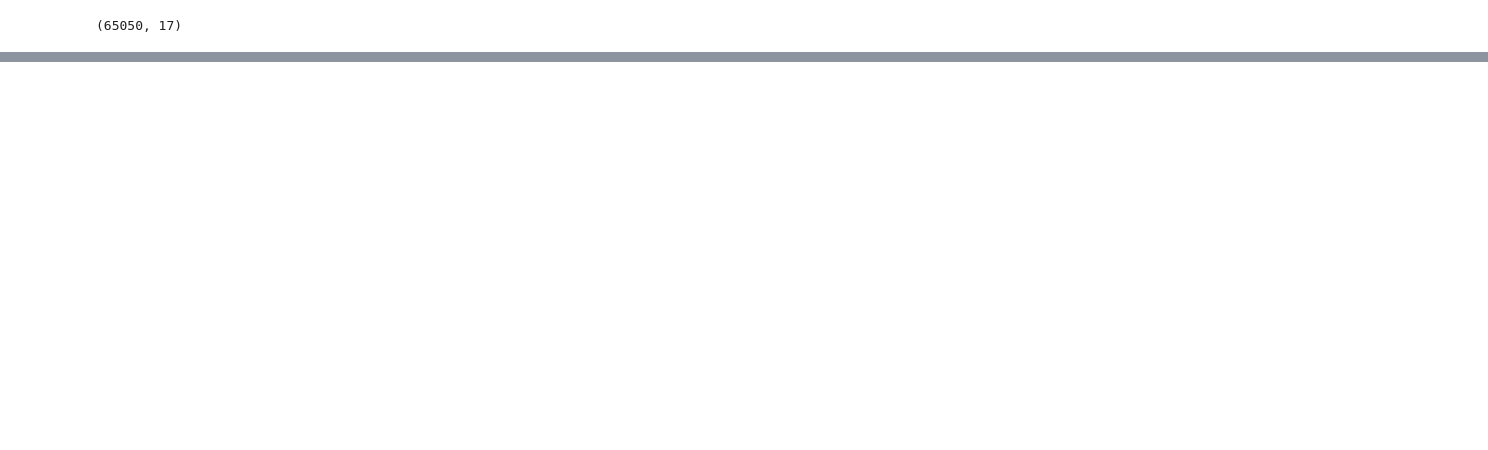
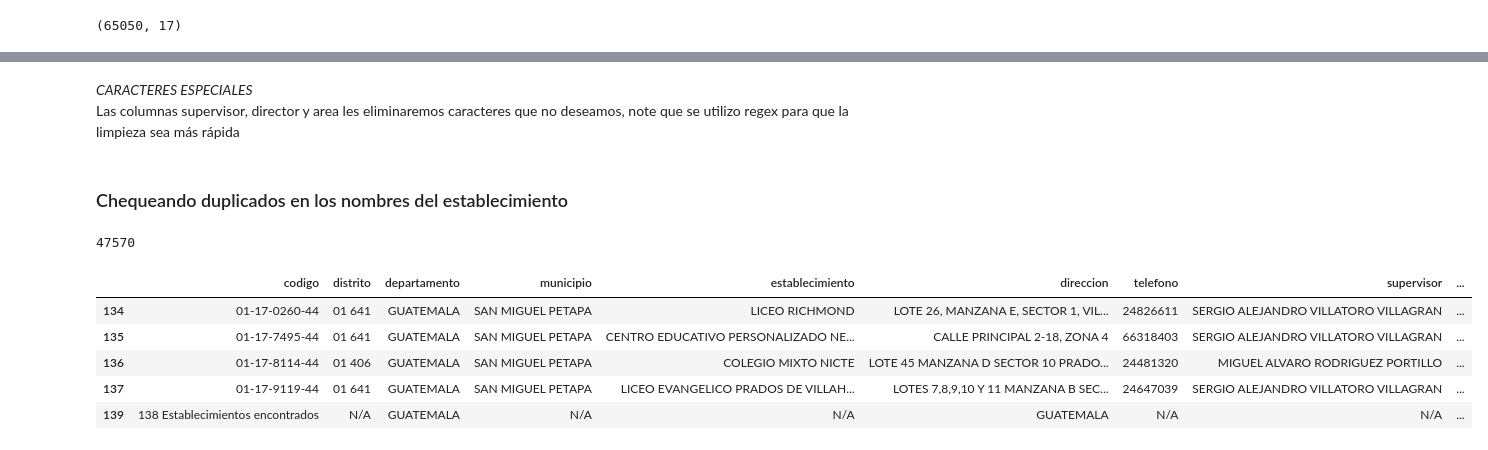
Before and after one commit to RudiksChess/DS_proyecto_1, a Jupyter notebook: Proyecto_1_DS.ipynb, the cells around one changed output, grey strips where cells are left out. Cells and saved outputs as stored; diff of their text form; code cells hidden in the pictures; blank space fills up the shorter version.

```diff
--- a/Proyecto_1_DS.ipynb
+++ b/Proyecto_1_DS.ipynb
@@ -84,0 +161,6 @@ df.head()
+# %%
+#Fill al NA with values
+for column in nan_dictionary:
+    df_pais[column] = df_pais[column].fillna(nan_dictionary[column])
+# %%
+df_pais["direccion"] = np.where(df_pais['direccion'].isnull(), df_pais['departamento'], df_pais['direccion'])
@@ -84,0 +192,35 @@ df.head()
+# %%
+df_pais.dropna(inplace = True, subset = ["codigo"])
+# %% [markdown]
+*CARACTERES ESPECIALES* <br/>
+Las columnas supervisor, director y area les eliminaremos caracteres que no deseamos, note que se utilizo regex para que la limpieza sea más rápida
+# %%
+#Remove undisered chars (UNICODE) and special chars
+from string import printable
+import re
+
+st = set(printable)
+unicode_columns = ["supervisor", "director", "area"] + ["distrito", "departamento", "municipio", "establecimiento", "nivel", "sector", "area", "status", "modalidad", "jornada", "plan", "departamental"]
+for column in unicode_columns:
+    df_pais[column] = df_pais[column].astype(str).apply(lambda x: ''.join([" " if  i not in  st else i for i in x]))
+    # df_pais[column] = df_pais[column].astype(str).map(lambda x: re.sub(r'\W+', '', x))
+    df_pais[column] = df_pais[column].astype(str).map(lambda x: x.replace("-"," "))
+    df_pais[column] = df_pais[column].astype(str).map(lambda x: x.replace(","," "))
+# %% [markdown]
+### Chequeando duplicados en los nombres del establecimiento
+# %%
+# Chequeando cuantos duplicados hay en la columna
+len(df_pais["establecimiento"]) - df_pais["establecimiento"].nunique()
+# %% [output]
+47570
+# %%
+duplicates_in_establecimiento = df_pais.loc[df_pais["establecimiento"] != "NA"].duplicated(subset=["establecimiento"])
+# Subsetting with duplicated data in establecimiento
+df_pais[duplicates_in_establecimiento.values].tail()
+# %% [output]
+|  | codigo | distrito | departamento | municipio | establecimiento | direccion | telefono | supervisor | ... |
+| 134 | 01-17-0260-44 | 01 641 | GUATEMALA | SAN MIGUEL PETAPA | LICEO RICHMOND | LOTE 26, MANZANA E, SECTOR 1, VIL... | 24826611 | SERGIO ALEJANDRO VILLATORO VILLAGRAN | ... |
+| 135 | 01-17-7495-44 | 01 641 | GUATEMALA | SAN MIGUEL PETAPA | CENTRO EDUCATIVO PERSONALIZADO NE... | CALLE PRINCIPAL 2-18, ZONA 4 | 66318403 | SERGIO ALEJANDRO VILLATORO VILLAGRAN | ... |
+| 136 | 01-17-8114-44 | 01 406 | GUATEMALA | SAN MIGUEL PETAPA | COLEGIO MIXTO NICTE | LOTE 45 MANZANA D SECTOR 10 PRADO... | 24481320 | MIGUEL ALVARO RODRIGUEZ PORTILLO | ... |
+| 137 | 01-17-9119-44 | 01 641 | GUATEMALA | SAN MIGUEL PETAPA | LICEO EVANGELICO PRADOS DE VILLAH... | LOTES 7,8,9,10 Y 11 MANZANA B SEC... | 24647039 | SERGIO ALEJANDRO VILLATORO VILLAGRAN | ... |
+| 139 | 138 Establecimientos encontrados | N/A | GUATEMALA | N/A | N/A | GUATEMALA | N/A | N/A | ... |
```
Also changed, not shown: parts of 24 cells of this notebook, 1 other file.
